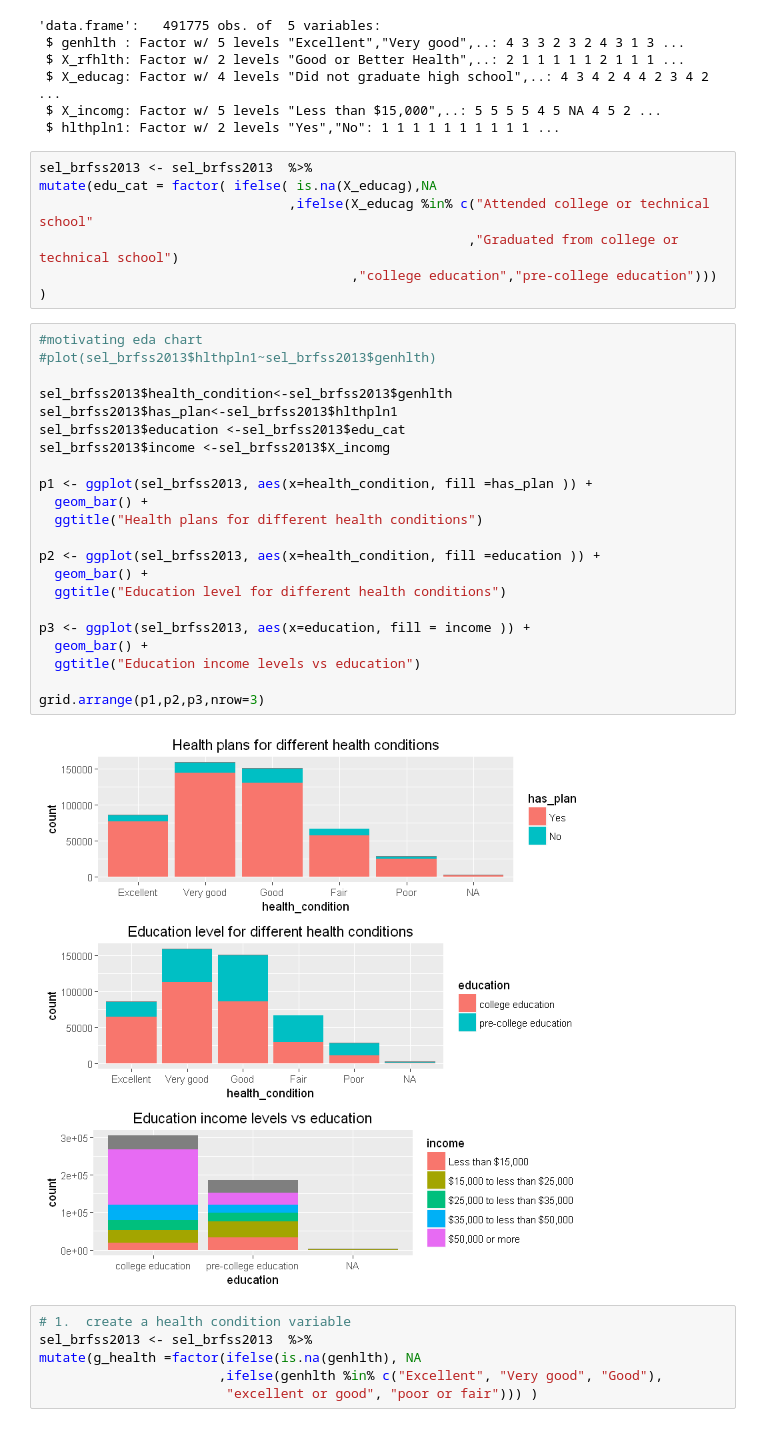
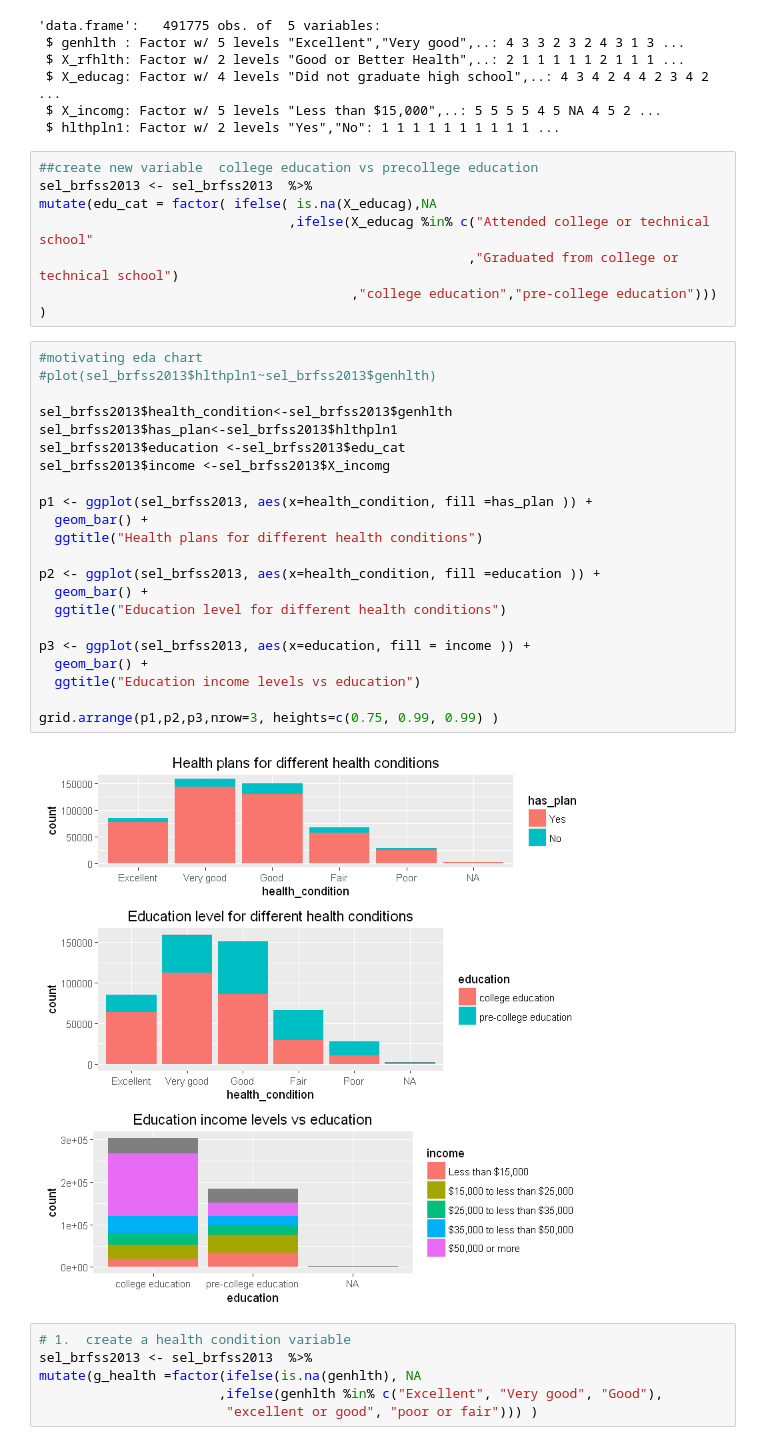
Before and after one commit to slzdevsnp/learn, a Jupyter notebook: dasi/m1_prj/m1_proj_nb.ipynb, the cells around one changed output. Drawn from its saved outputs; the diff is of its cells as text.

```diff
--- a/dasi/m1_prj/m1_proj_nb.ipynb
+++ b/dasi/m1_prj/m1_proj_nb.ipynb
@@ -119,6 +137,7 @@ str(sel_brfss2013)
  $ X_incomg: Factor w/ 5 levels "Less than $15,000",..: 5 5 5 5 4 5 NA 4 5 2 ...
  $ hlthpln1: Factor w/ 2 levels "Yes","No": 1 1 1 1 1 1 1 1 1 1 ...
 # %%
+##create new variable  college education vs precollege education
 sel_brfss2013 <- sel_brfss2013  %>%
 mutate(edu_cat = factor( ifelse( is.na(X_educag),NA
 								,ifelse(X_educag %in% c("Attended college or technical school"
@@ -127,27 +146,27 @@ mutate(edu_cat = factor( ifelse( is.na(X_educag),NA
 # %%
 #motivating eda chart
 #plot(sel_brfss2013$hlthpln1~sel_brfss2013$genhlth)
 
 sel_brfss2013$health_condition<-sel_brfss2013$genhlth
 sel_brfss2013$has_plan<-sel_brfss2013$hlthpln1
 sel_brfss2013$education <-sel_brfss2013$edu_cat
 sel_brfss2013$income <-sel_brfss2013$X_incomg
 
 p1 <- ggplot(sel_brfss2013, aes(x=health_condition, fill =has_plan )) +
   geom_bar() +
   ggtitle("Health plans for different health conditions")
 
 p2 <- ggplot(sel_brfss2013, aes(x=health_condition, fill =education )) +
   geom_bar() +
   ggtitle("Education level for different health conditions")
 
 p3 <- ggplot(sel_brfss2013, aes(x=education, fill = income )) +
   geom_bar() +
   ggtitle("Education income levels vs education")
 
-grid.arrange(p1,p2,p3,nrow=3)
+grid.arrange(p1,p2,p3,nrow=3, heights=c(0.75, 0.99, 0.99) )
 # %% [output]
-[figure, old version]
+[figure, new version]
 # %%
 # 1.  create a health condition variable
 sel_brfss2013 <- sel_brfss2013  %>%
```
Also changed, not shown: parts of 1 cell of this notebook, 2 other files.
